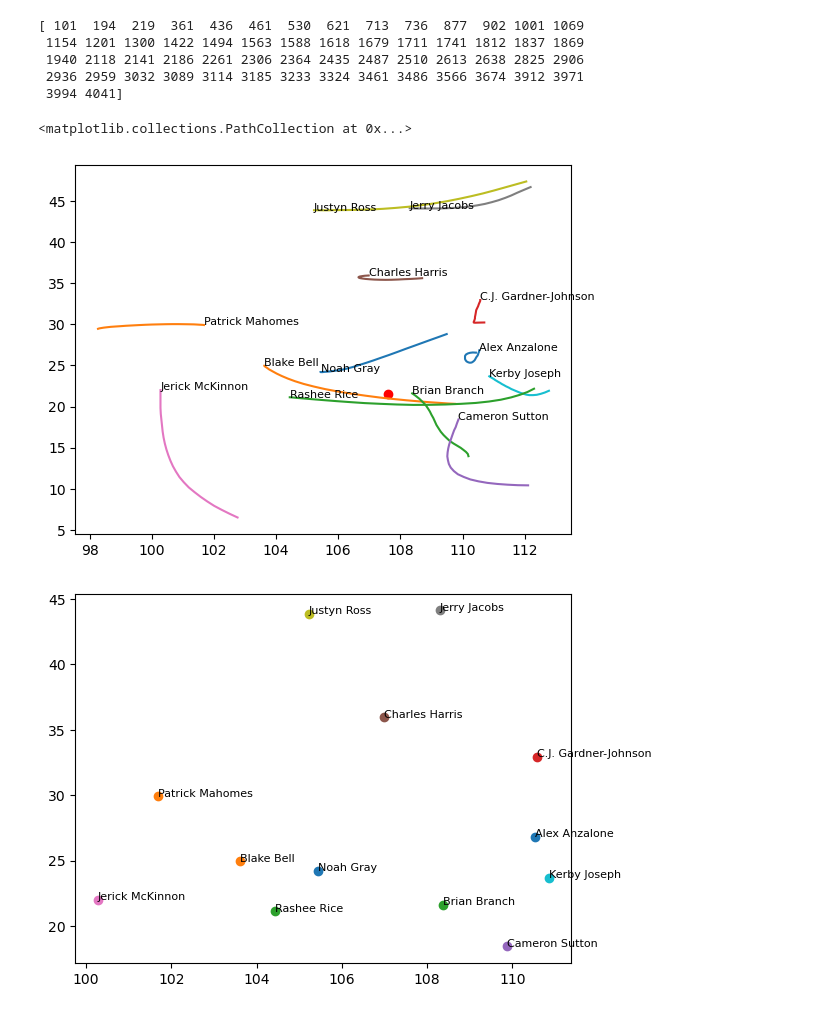
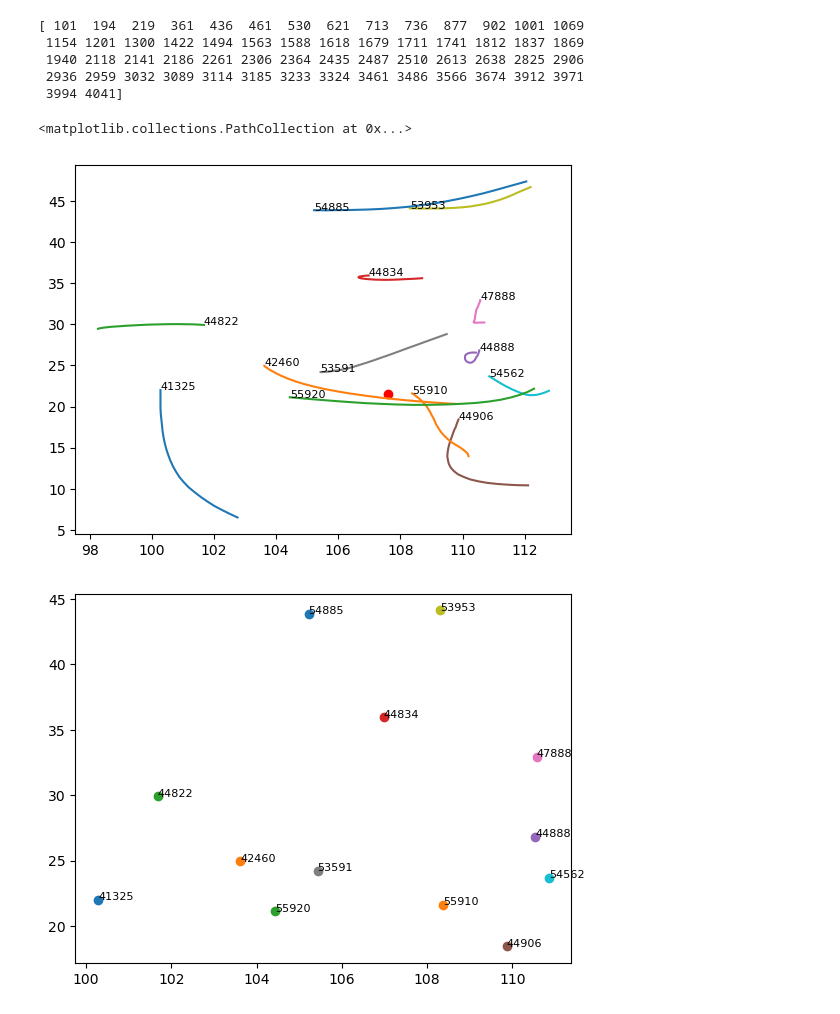
Before and after one commit to akclark03/iaa-2026-big-data-bowl, a Jupyter notebook: notebooks/eda.ipynb, the cells around one changed output. Cells and saved outputs as stored; diff of their text form; code cells hidden in the pictures.

Commit message:
feat: Nfl PLay sourcing and visualization

```diff
--- a/notebooks/eda.ipynb
+++ b/notebooks/eda.ipynb
@@ -30,9 +32,9 @@ df
 285714 rows × 23 columns
 # %%
 df = dfs["input_2023_w01"]
-df = df[(df["game_id"] == 2023090700)]
-print(df["play_id"].unique())
-df = df[(df["play_id"] == 1741)]
+game_df = df[(df["game_id"] == 2023090700)]
+print(game_df["play_id"].unique())
+play_df = game_df[(game_df["play_id"] == 1741)]
 # %% [output]
 [ 101  194  219  361  436  461  530  621  713  736  877  902 1001 1069
  1154 1201 1300 1422 1494 1563 1588 1618 1679 1711 1741 1812 1837 1869
@@ -40,18 +42,19 @@ df = df[(df["play_id"] == 1741)]
  2936 2959 3032 3089 3114 3185 3233 3324 3461 3486 3566 3674 3912 3971
  3994 4041]
 # %%
-for player, group in df.groupby("player_name"):
+for player, group in play_df.groupby("nfl_id"):
     plt.plot(group["x"], group["y"], label=player)
     plt.text(group["x"].iloc[0], group["y"].iloc[0], player, fontsize=8)
-plt.scatter(df["ball_land_x"].iloc[-1], df["ball_land_y"].iloc[-1], color="red")
+plt.scatter(
+    play_df["ball_land_x"].iloc[-1], play_df["ball_land_y"].iloc[-1], color="red"
+)
 # %% [output]
 <matplotlib.collections.PathCollection at 0x...>
-[figure, old version]
+[figure, new version]
 # %%
-df = df[df["frame_id"] == 1]
-for player, group in df.groupby("player_name"):
+for player, group in play_df[play_df["frame_id"] == 1].groupby("nfl_id"):
     plt.scatter(group["x"], group["y"], label=player)
     plt.text(group["x"].iloc[0], group["y"].iloc[0], player, fontsize=8)
 # %% [output]
-[figure, old version]
+[figure, new version]
 # %%
```
Also changed, not shown: parts of 3 cells of this notebook, 8 other files.
